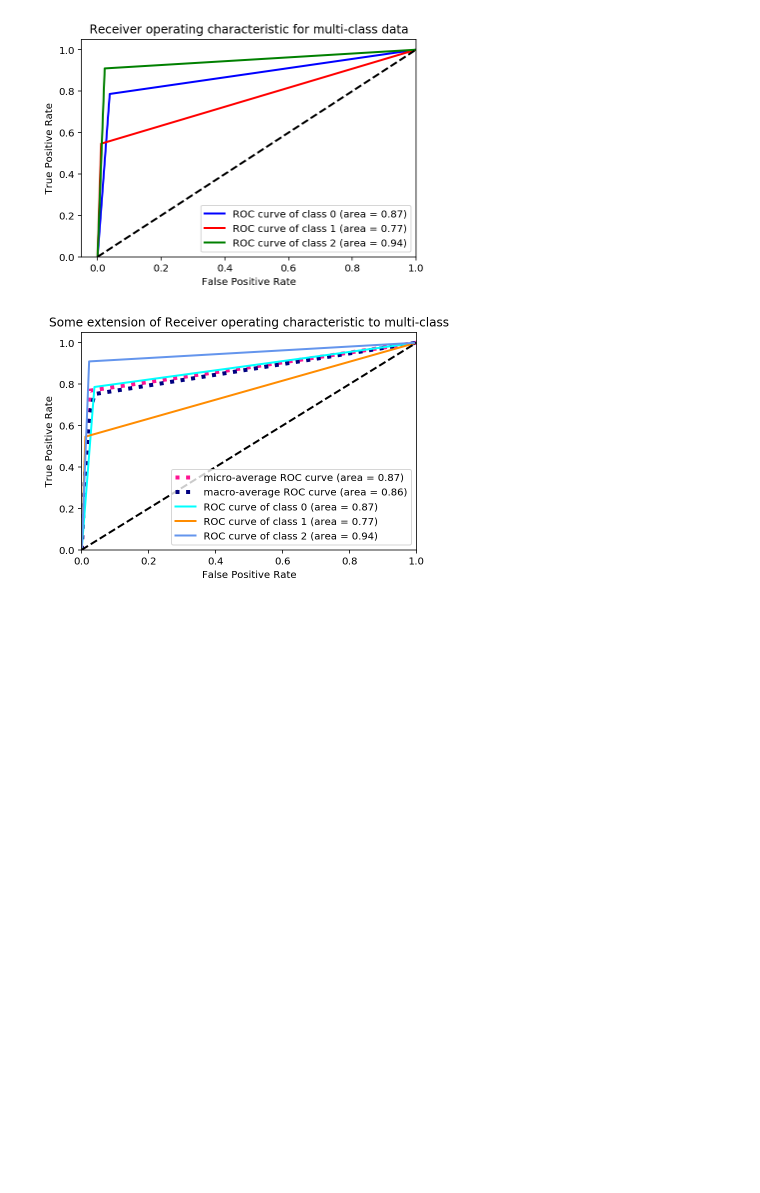
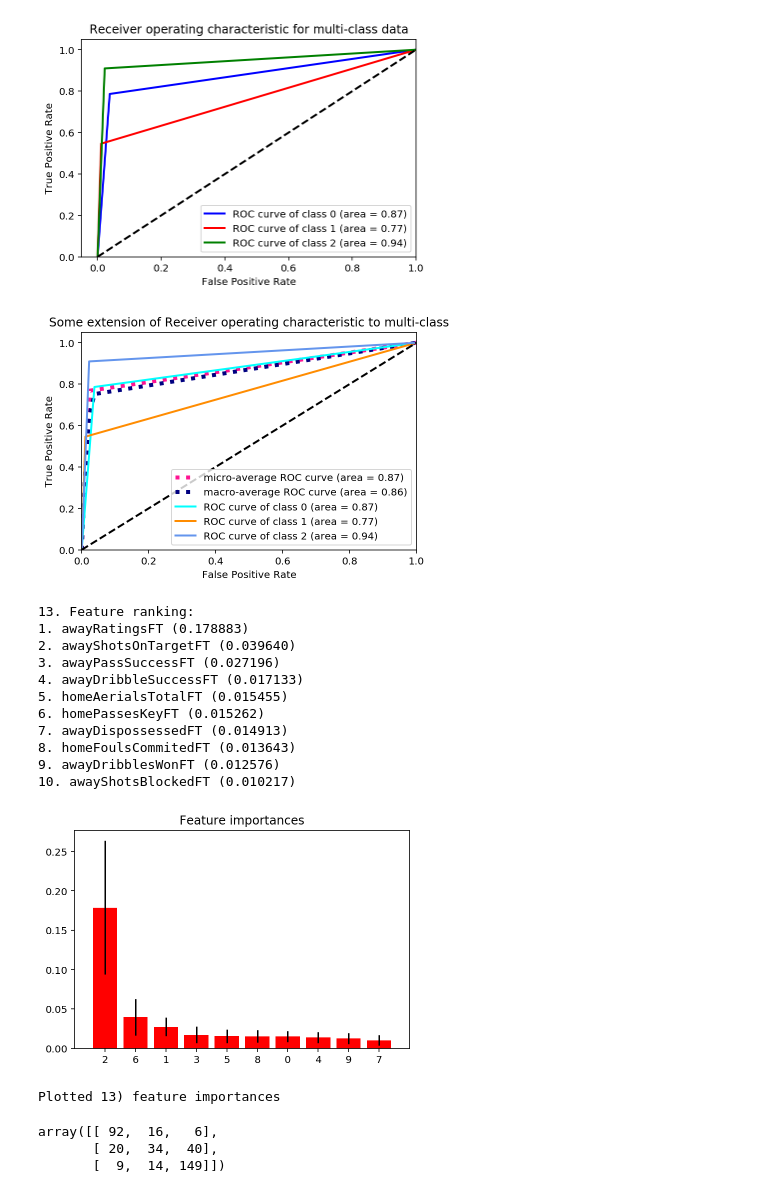
Before and after one commit to chizkidd/dsi-CapstoneProj, a Jupyter notebook: Day2_EDA.ipynb, the cells around one changed output. Saved outputs shown, nothing was run; the diff lists cells and outputs as text; code cells hidden in the pictures; blank space fills up the shorter version.

```diff
--- a/Day2_EDA.ipynb
+++ b/Day2_EDA.ipynb
@@ -913,6 +942,32 @@ def roc_curve_all_multiclass(X,y,model):
     plt.legend(loc="lower right")
     plt.show()
     #return fpr, tpr, roc_auc
+
+
+def top_10classes(model, model_df):
+    n = 10 # top 10 features
+    #importances = forest_fit.feature_importances_[:n]
+    importances = model.feature_importances_[:n]
+    std = np.std([tree.feature_importances_ for tree in model.estimators_],
+                 axis=0)
+    indices = np.argsort(importances)[::-1]
+    features = list(model_df.columns[indices])
+
+    # Print the feature ranking
+    print("\n13. Feature ranking:")
+
+    for f in range(n):
+        print("%d. %s (%f)" % (f + 1, features[f], importances[indices[f]]))
+
+    # Plot the feature importances of the forest
+    plt.figure()
+    plt.title("Feature importances")
+    plt.bar(range(10), importances[indices], yerr=std[indices], color="r", align="center")
+    plt.xticks(range(10), indices)
+    plt.xlim([-1, 10])
+    plt.savefig('13_Feature_ranking.png')
+    plt.show()
+    print('\nPlotted 13) feature importances')
 # %%
 roc_curve_multi_class(X, y, rfc)
 # %% [output]
@@ -921,3 +976,25 @@ roc_curve_multi_class(X, y, rfc)
 roc_curve_all_multiclass(X,y,rfc)
 # %% [output]
 [figure]
+# %%
+top_10classes(rfc, rf_df)
+# %% [output]
+13. Feature ranking:
+1. awayRatingsFT (0.178883)
+2. awayShotsOnTargetFT (0.039640)
+3. awayPassSuccessFT (0.027196)
+4. awayDribbleSuccessFT (0.017133)
+5. homeAerialsTotalFT (0.015455)
+6. homePassesKeyFT (0.015262)
+7. awayDispossessedFT (0.014913)
+8. homeFoulsCommitedFT (0.013643)
+9. awayDribblesWonFT (0.012576)
+10. awayShotsBlockedFT (0.010217)
+[figure, added]
+Plotted 13) feature importances
+# %%
+confusion_matrix(y_test, y_pred)
+# %% [output]
+array([[ 92,  16,   6],
+       [ 20,  34,  40],
+       [  9,  14, 149]])
```
Also changed, not shown: parts of 8 cells of this notebook, 2 other files.
